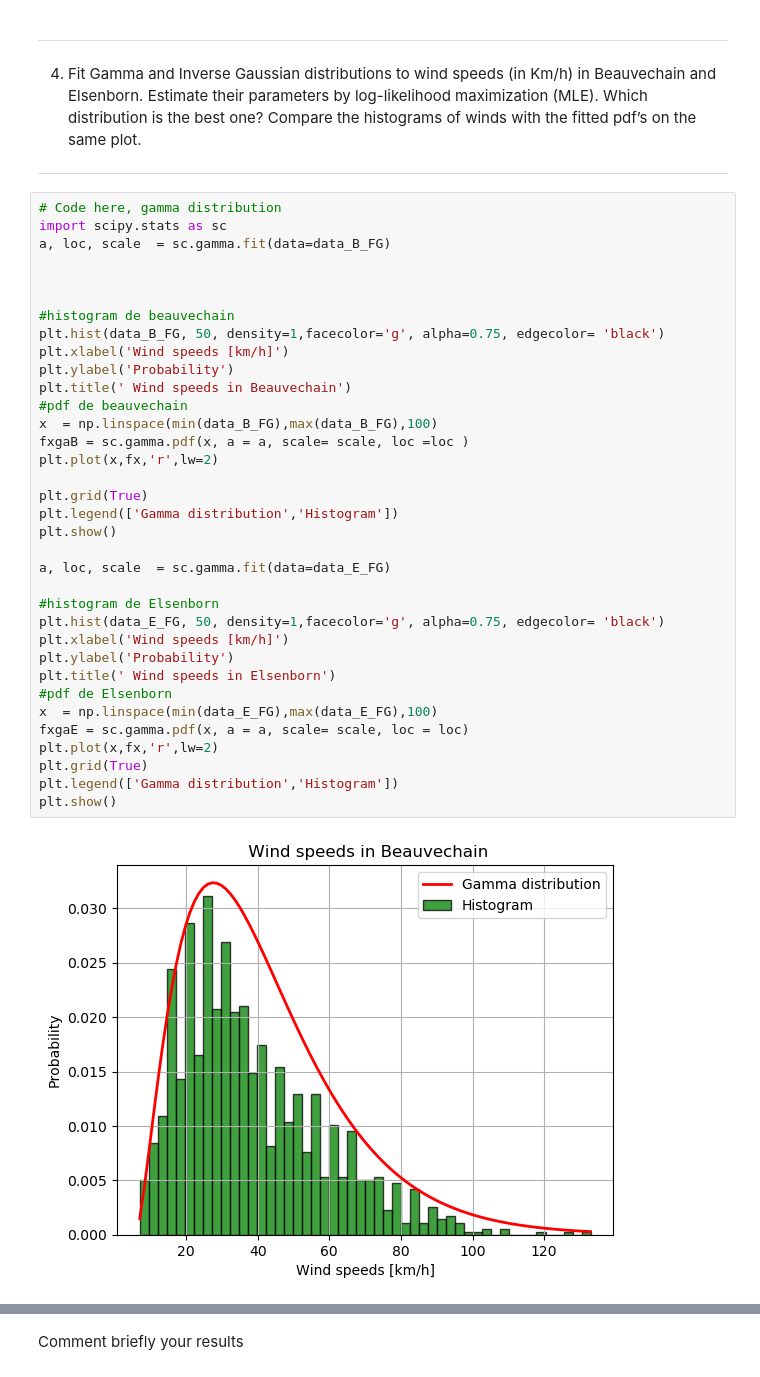
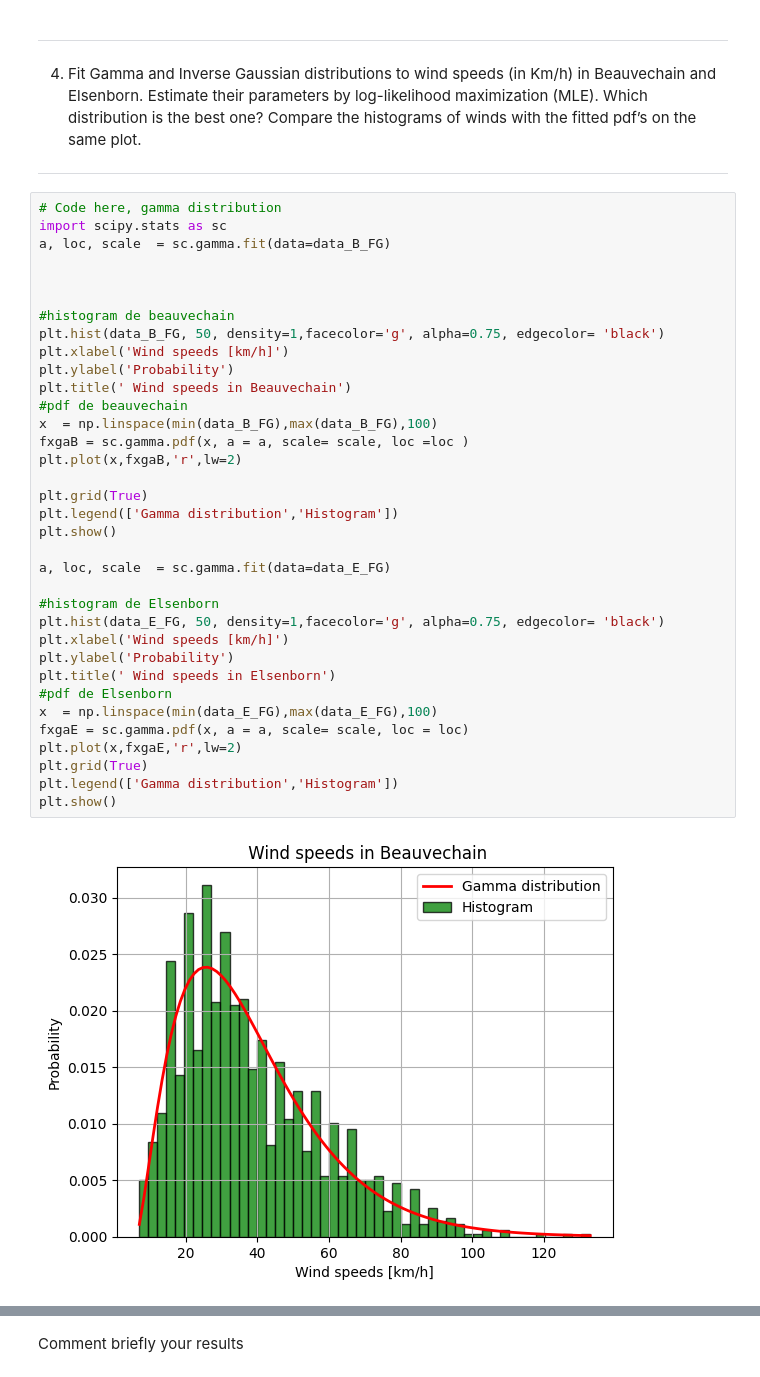
Before and after one commit to Albanedns/Hackathon, a Jupyter notebook: hackathon 1/code/hackathon.ipynb, the cells around one changed output, grey strips where cells are left out. Saved outputs shown, nothing was run; the diff lists cells and outputs as text.

```diff
--- a/hackathon 1/code/hackathon.ipynb
+++ b/hackathon 1/code/hackathon.ipynb
@@ -224,36 +224,36 @@ a, loc, scale  = sc.gamma.fit(data=data_B_FG)
 
 
 
 #histogram de beauvechain
 plt.hist(data_B_FG, 50, density=1,facecolor='g', alpha=0.75, edgecolor= 'black')
 plt.xlabel('Wind speeds [km/h]')
 plt.ylabel('Probability')
 plt.title(' Wind speeds in Beauvechain')
 #pdf de beauvechain
 x  = np.linspace(min(data_B_FG),max(data_B_FG),100)
 fxgaB = sc.gamma.pdf(x, a = a, scale= scale, loc =loc )
-plt.plot(x,fx,'r',lw=2)
+plt.plot(x,fxgaB,'r',lw=2)
 
 plt.grid(True)
 plt.legend(['Gamma distribution','Histogram'])
 plt.show()
 
 a, loc, scale  = sc.gamma.fit(data=data_E_FG)
 
 #histogram de Elsenborn
 plt.hist(data_E_FG, 50, density=1,facecolor='g', alpha=0.75, edgecolor= 'black')
 plt.xlabel('Wind speeds [km/h]')
 plt.ylabel('Probability')
 plt.title(' Wind speeds in Elsenborn')
 #pdf de Elsenborn
 x  = np.linspace(min(data_E_FG),max(data_E_FG),100)
 fxgaE = sc.gamma.pdf(x, a = a, scale= scale, loc = loc)
-plt.plot(x,fx,'r',lw=2)
+plt.plot(x,fxgaE,'r',lw=2)
 plt.grid(True)
 plt.legend(['Gamma distribution','Histogram'])
 plt.show()
 # %% [output]
-[figure, old version]
+[figure, new version]
 [figure]
 # %% [markdown]
 Comment briefly your results
```
Also changed, not shown: parts of 5 cells of this notebook.
